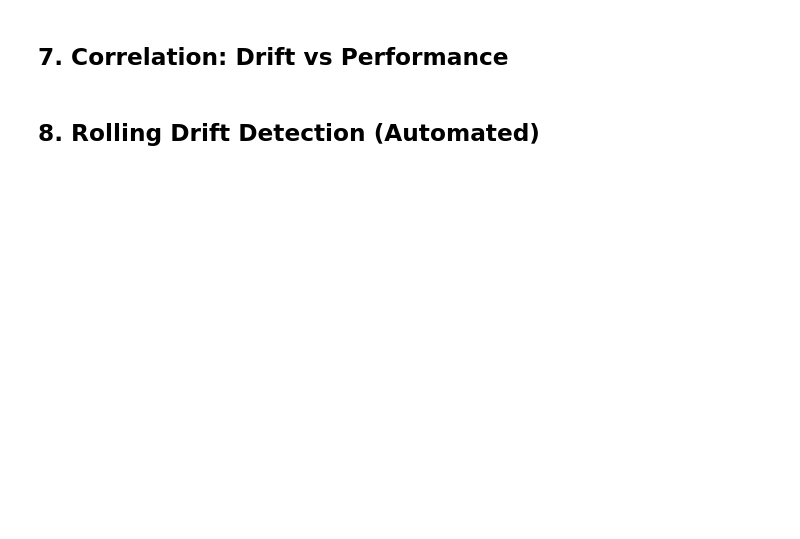
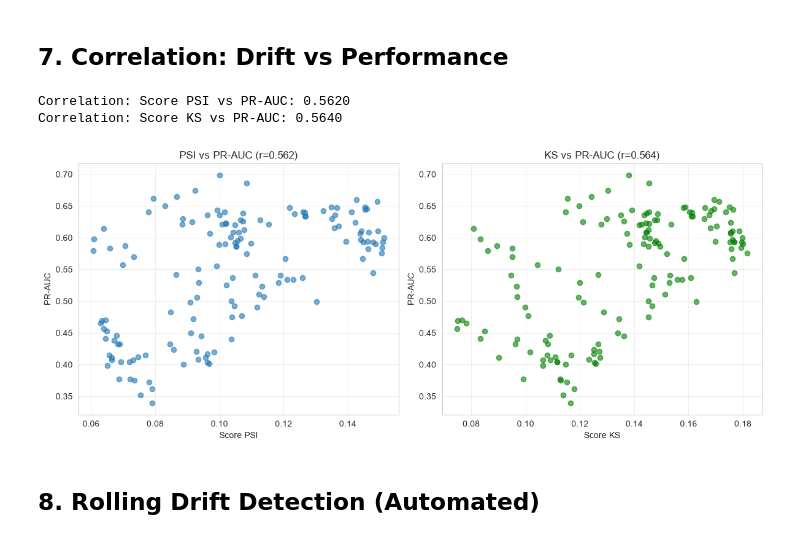
Before and after one commit to pavan270225/UPI-Fraud-Detection, a Jupyter notebook: notebooks/04_drift_monitoring.ipynb, the cells around one changed output. Drawn from its saved outputs; the diff is of its cells as text; code cells hidden in the pictures; blank space fills up the shorter version.

```diff
--- a/notebooks/04_drift_monitoring.ipynb
+++ b/notebooks/04_drift_monitoring.ipynb
@@ -44,6 +46,7 @@ def apply_fe(df, name):
     if name == 'ieee-cis':
         df['hour'] = (df['TransactionDT'] // 3600) % 24
         df['day_of_week'] = (df['TransactionDT'] // 86400) % 7
+        df['day'] = (df['TransactionDT'] // 86400).astype(int)  # matches 01_eda splits
         df['amount_log'] = np.log1p(df['TransactionAmt'])
         df['amount_round'] = (df['TransactionAmt'] == df['TransactionAmt'].round()).astype(int)
         if 'card1' in df.columns:
@@ -86,4 +92,6 @@ else:
     model.fit(X_train, y_train)
     print("Trained LightGBM on the fly")
 
-ieee_df['risk_score'] = model.predict_proba(X_all)[:, 1]
+# Align columns to the model's training features (order + missing/extra cols)
+X_score = X_all.reindex(columns=model.feature_name_, fill_value=-999)
+ieee_df['risk_score'] = model.predict_proba(X_score)[:, 1]
@@ -248,6 +317,7 @@ for result in drift_results:
 
     if len(window_data) > 100 and window_data['isFraud'].nunique() == 2:
         X_win, y_win = prepare_xy(window_data)
+        X_win = X_win.reindex(columns=model.feature_name_, fill_value=-999)  # drop risk_score/day extras, align order
         metrics = evaluate_model(model, X_win, y_win)
 
         perf_records.append({
@@ -260,33 +330,37 @@ for result in drift_results:
 if perf_records:
     perf_df = pd.DataFrame(perf_records)
 
     # Merge with score drift
     if score_records:
         merged = perf_df.merge(score_df, on='window_start')
 
         # Correlation
         corr_psi_pr = merged['psi'].corr(merged['pr_auc'])
         corr_ks_pr = merged['ks'].corr(merged['pr_auc'])
 
         print(f"Correlation: Score PSI vs PR-AUC: {corr_psi_pr:.4f}")
         print(f"Correlation: Score KS vs PR-AUC: {corr_ks_pr:.4f}")
 
         # Plot
         fig, axes = plt.subplots(1, 2, figsize=(12, 5))
         axes[0].scatter(merged['psi'], merged['pr_auc'], alpha=0.6)
         axes[0].set_xlabel('Score PSI')
         axes[0].set_ylabel('PR-AUC')
         axes[0].set_title(f'PSI vs PR-AUC (r={corr_psi_pr:.3f})')
         axes[0].grid(True, alpha=0.3)
 
         axes[1].scatter(merged['ks'], merged['pr_auc'], alpha=0.6, color='green')
         axes[1].set_xlabel('Score KS')
         axes[1].set_ylabel('PR-AUC')
         axes[1].set_title(f'KS vs PR-AUC (r={corr_ks_pr:.3f})')
         axes[1].grid(True, alpha=0.3)
 
         plt.tight_layout()
         plt.show()
+# %% [output]
+Correlation: Score PSI vs PR-AUC: 0.5620
+Correlation: Score KS vs PR-AUC: 0.5640
+[figure, added]
 # %% [markdown]
 ## 8. Rolling Drift Detection (Automated)
 # %%
```
Also changed, not shown: parts of 11 cells of this notebook, 7 other files.
